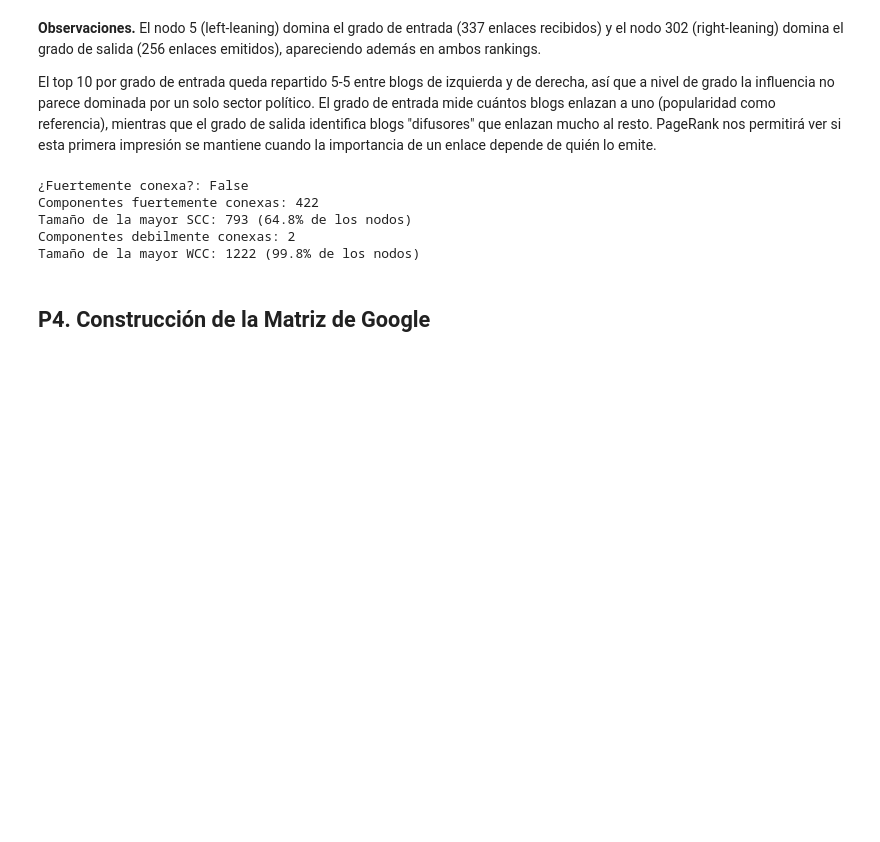
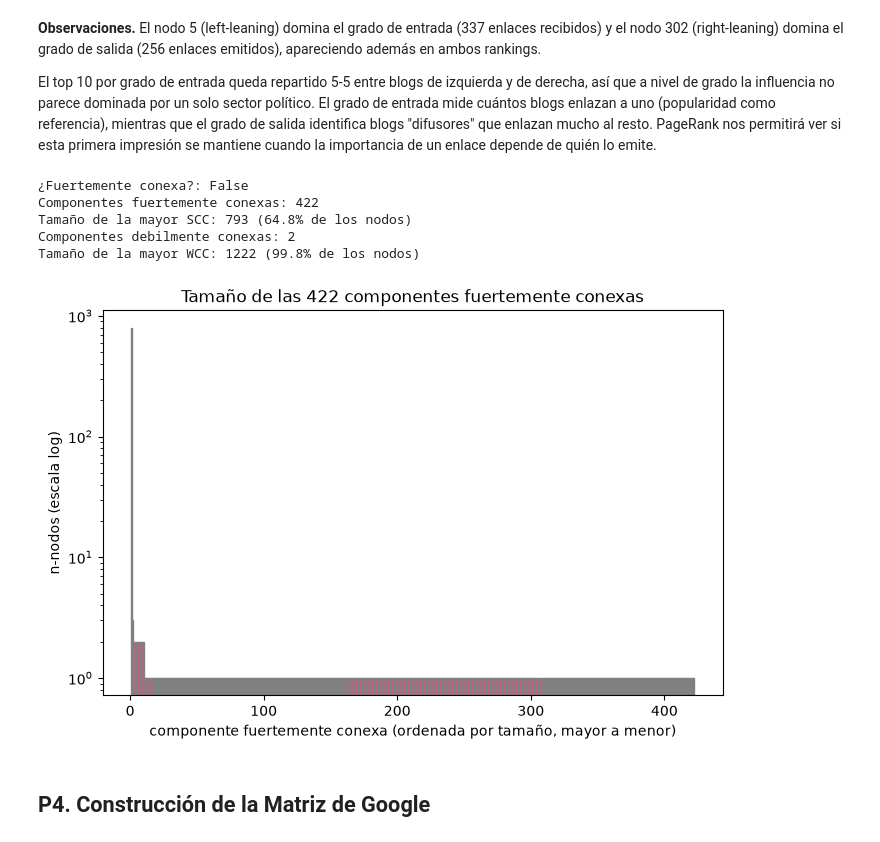
Before and after one commit to vickyotarola/Proyecto_2, a Jupyter notebook: proyecto_2.ipynb, the cells around one changed output. Saved outputs shown, nothing was run; the diff lists cells and outputs as text; code cells hidden in the pictures; blank space fills up the shorter version.

```diff
--- a/proyecto_2.ipynb
+++ b/proyecto_2.ipynb
@@ -302,6 +325,19 @@ Componentes fuertemente conexas: 422
 Tamaño de la mayor SCC: 793 (64.8% de los nodos)
 Componentes debilmente conexas: 2
 Tamaño de la mayor WCC: 1222 (99.8% de los nodos)
+# %%
+tamanos_scc = sorted((len(c) for c in nx.strongly_connected_components(grafo)), reverse=True)
+
+plt.figure(figsize=(8, 5))
+plt.bar(range(1, len(tamanos_scc) + 1), tamanos_scc, color=rosado_2, edgecolor="grey", width=1.0)
+plt.yscale("log")
+plt.xlabel("componente fuertemente conexa (ordenada por tamaño, mayor a menor)")
+plt.ylabel("n-nodos (escala log)")
+plt.title("Tamaño de las 422 componentes fuertemente conexas")
+plt.savefig("./figures/p3d_tamanos_scc.png", dpi=300, bbox_inches="tight")
+plt.show()
+# %% [output]
+[figure, added]
 # %% [markdown]
 ## P4. Construcción de la Matriz de Google
 # %% [markdown]
```
Also changed, not shown: parts of 4 cells of this notebook, 4 other files.
